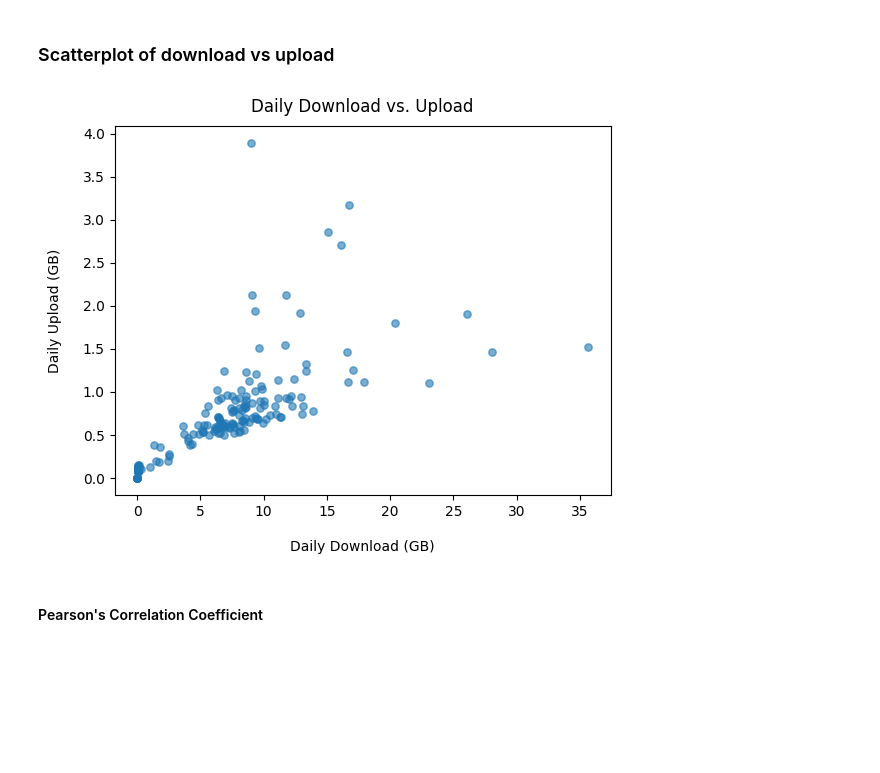
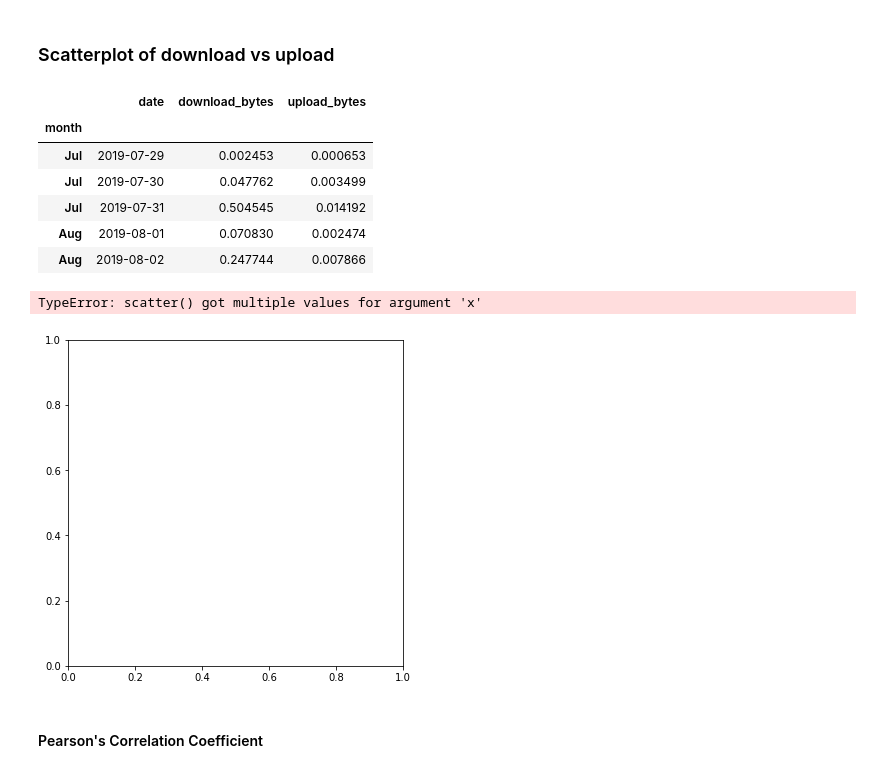
Before and after one commit to amreesh/inethi-traffic-analysis, a Jupyter notebook: iNethi-Analytics.ipynb, the cells around one changed output. Saved outputs shown, nothing was run; the diff lists cells and outputs as text; code cells hidden in the pictures; blank space fills up the shorter version.

```diff
--- a/iNethi-Analytics.ipynb
+++ b/iNethi-Analytics.ipynb
@@ -309,15 +309,27 @@ plt.show()
 # %% [markdown]
 ### Scatterplot of download vs upload
+# %%
+df_local.head()
+# %% [output]
+|  | date | download_bytes | upload_bytes |
+| month |  |  |  |
+| Jul | 2019-07-29 | 0.002453 | 0.000653 |
+| Jul | 2019-07-30 | 0.047762 | 0.003499 |
+| Jul | 2019-07-31 | 0.504545 | 0.014192 |
+| Aug | 2019-08-01 | 0.070830 | 0.002474 |
+| Aug | 2019-08-02 | 0.247744 | 0.007866 |
 # %%
-df_total.plot.scatter(x='download_bytes',y='upload_bytes', s=28, alpha=0.6)
+fig, ax = plt.subplots(figsize=(6,6))
+df_global.plot.scatter(ax, x='download_bytes',y='upload_bytes', s=28, alpha=0.6)
 plt.xlabel("Daily Download (GB)", labelpad=15)
 plt.ylabel("Daily Upload (GB)", labelpad=15)
 plt.title("Daily Download vs. Upload", y=1.015)
 
-plt.savefig("plots/scatter_download_vs_upload.pdf")
+#plt.savefig("plots/scatter_download_vs_upload.pdf")
 plt.show()
 # %% [output]
+TypeError: scatter() got multiple values for argument 'x'
-[figure, old version]
+[figure, new version]
 # %% [markdown]
 #### Pearson's Correlation Coefficient
 # %%
```
Also changed, not shown: parts of 8 cells of this notebook, 10 other files.
